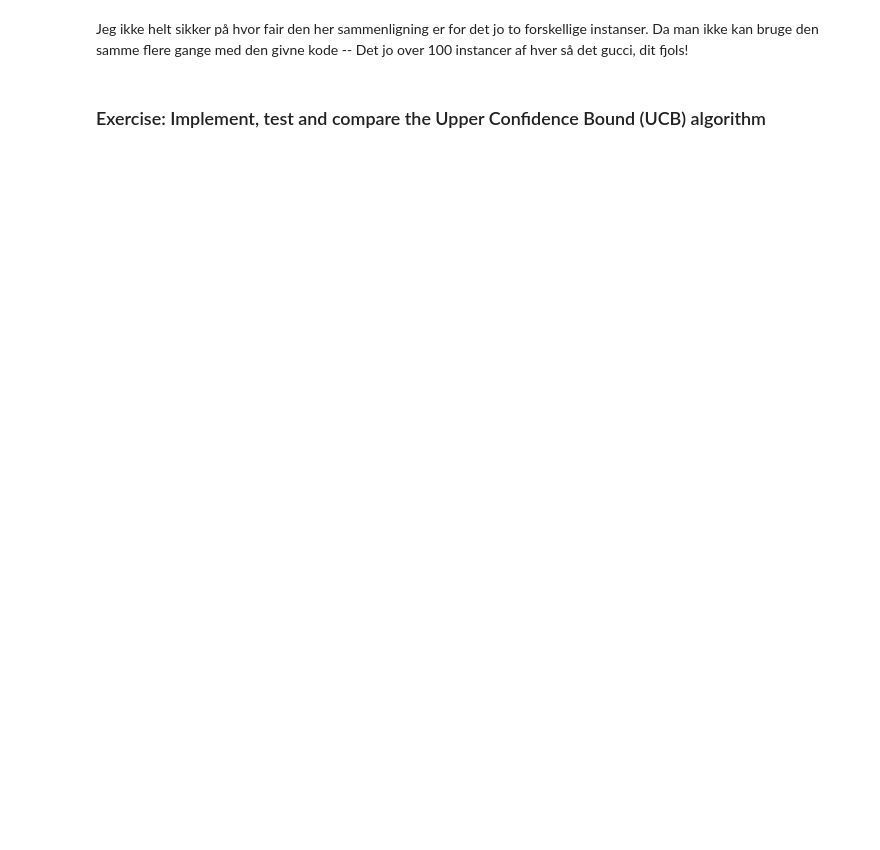
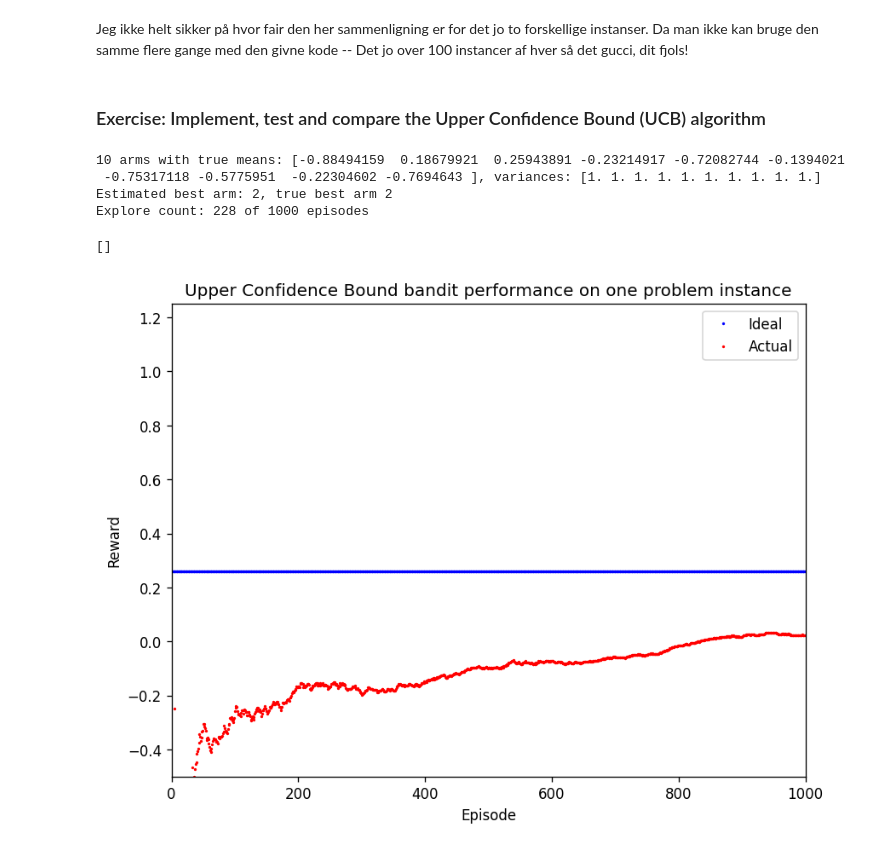
Before and after one commit to ValdemarLange/Sem5, a Jupyter notebook: AI/Lecture5/k_armed_bandit_exercise.ipynb, the cells around one changed output. Drawn from its saved outputs; the diff is of its cells as text; code cells hidden in the pictures; blank space fills up the shorter version.

```diff
--- a/AI/Lecture5/k_armed_bandit_exercise.ipynb
+++ b/AI/Lecture5/k_armed_bandit_exercise.ipynb
@@ -443,0 +450,44 @@ class UpperConfidenceBoundAlgorithm:
+# %%
+# Generate an instance with 10 arms, means from [-1,1] and a variance of 1
+means, variances = kArmedBandit.generate_instance(10, -1, 1, 1)
+problem_instance = kArmedBandit(means, variances)
+
+print(problem_instance)
+
+# Create a uniform bandit algorithm for the problem instance with w=20
+ucb_bandit = UpperConfidenceBound(problem_instance, 2)
+
+# Run the algorithm for 1000 episodes
+ucb_bandit.run(1000)
+
+# Check if the algorithm found the best arm
+print(f"Estimated best arm: {ucb_bandit.best_arm}, " \
+      f"true best arm {np.argmax(problem_instance.true_means)}")
+print(f"Explore count: {ucb_bandit.arm_change} of 1000 episodes")
+
+# Plot the results:
+fig = plt.figure(figsize=(8, 6), dpi=120)
+ax = fig.add_subplot(1, 1, 1)
+plt.ylim(-0.5, 1.25)
+plt.xlim(0, problem_instance.total_plays)
+
+# Plot the ideal scenario when only the best arm is played vs. the actual:
+p1 = ax.plot(problem_instance.history_of_ideal_mean_rewards, 'bo', markersize=1)
+p2 = ax.plot(problem_instance.history_of_mean_rewards, 'ro', markersize=1)
+
+
+
+plt.xlabel('Episode')
+plt.ylabel('Reward')
+plt.legend(["Ideal", "Actual"])
+
+plt.title("Upper Confidence Bound bandit performance on one problem instance")
+
+plt.plot()
+# %% [output]
+10 arms with true means: [-0.88494159  0.18679921  0.25943891 -0.23214917 -0.72082744 -0.1394021
+ -0.75317118 -0.5775951  -0.22304602 -0.7694643 ], variances: [1. 1. 1. 1. 1. 1. 1. 1. 1. 1.]
+Estimated best arm: 2, true best arm 2
+Explore count: 228 of 1000 episodes
+[]
+[figure, added]
```
Also changed, not shown: parts of 13 cells of this notebook.
